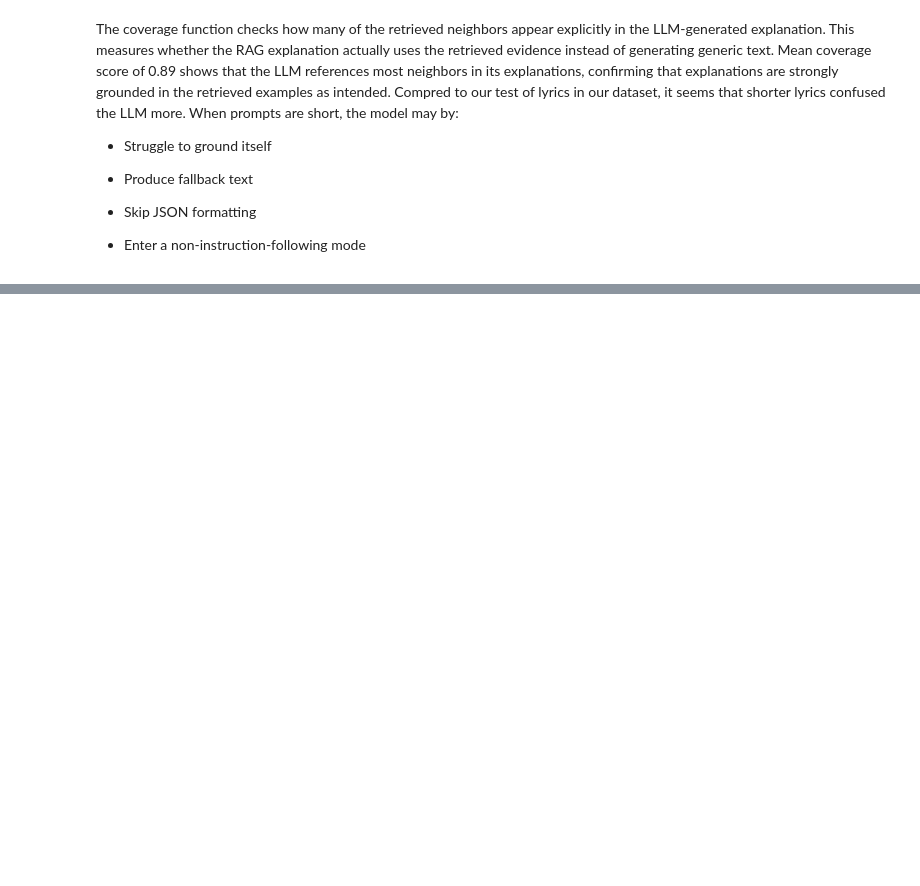
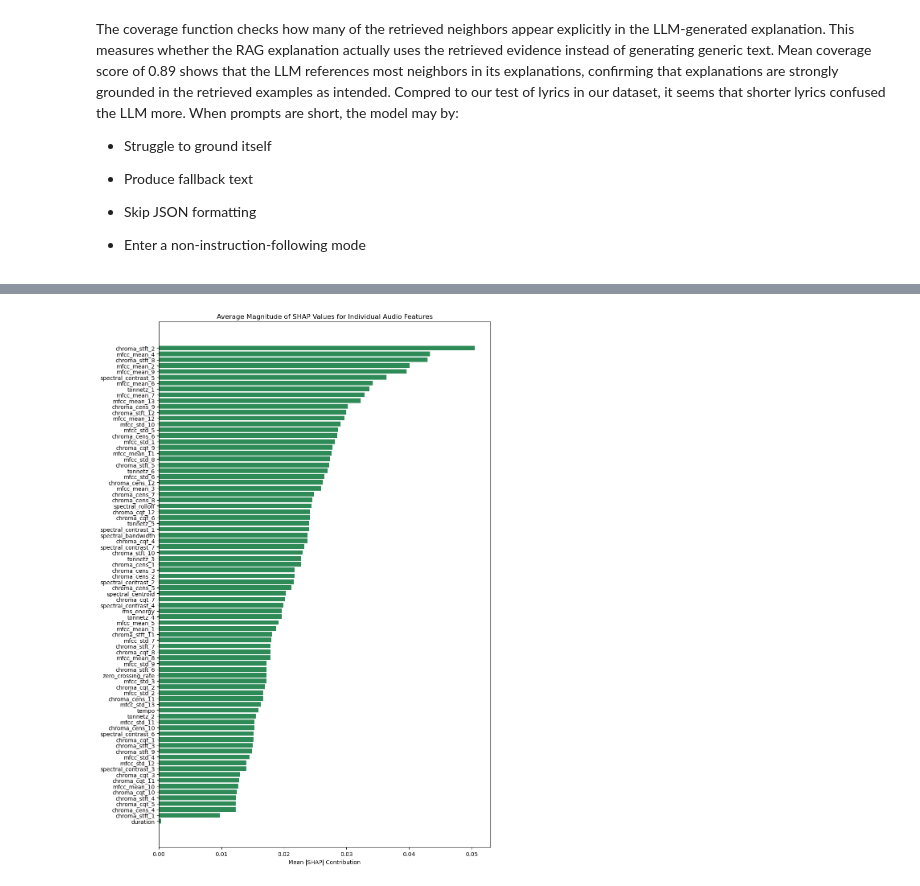
Before and after one commit to jeffreyschoi/Explaining_Song_Popularity, a Jupyter notebook: multimodel/pred_model_evaluation.ipynb, the cells around one changed output, grey strips where cells are left out. Saved outputs shown, nothing was run; the diff lists cells and outputs as text; code cells hidden in the pictures; blank space fills up the shorter version.

```diff
--- a/multimodel/pred_model_evaluation.ipynb
+++ b/multimodel/pred_model_evaluation.ipynb
@@ -1090,0 +1322,37 @@ The coverage function checks how many of the retrieved neighbors appear explicit
+# %%
+from collections import defaultdict
+
+audio_mag_totals = defaultdict(list)
+
+for i in range(shap_vals_test.shape[0]):
+    grouped = group_shap_fully(
+        shap_vals_test[i],
+        EMB_DIM=EMB_DIM,
+        audio_feature_cols=audio_feature_cols,
+        k_neighbors=3
+    )
+
+    for nb in grouped["neighbors"]:
+        for feat_name, shap_val in nb["audio_features"].items():
+            audio_mag_totals[feat_name].append(abs(shap_val))
+avg_audio_mag = {
+    feat: np.mean(vals)
+    for feat, vals in audio_mag_totals.items()
+}
+
+# Sort by importance
+avg_audio_mag_sorted = dict(
+    sorted(avg_audio_mag.items(), key=lambda x: x[1], reverse=True)
+)
+features = list(avg_audio_mag_sorted.keys())
+values = list(avg_audio_mag_sorted.values())
+
+plt.figure(figsize=(10, 14))
+plt.barh(features, values, color='seagreen')
+plt.xlabel("Mean |SHAP| Contribution")
+plt.title("Average Magnitude of SHAP Values for Individual Audio Features")
+plt.gca().invert_yaxis()  # most important at top
+plt.tight_layout()
+plt.show()
+# %% [output]
+[figure, added]
```
Also changed, not shown: parts of 8 cells of this notebook, 2 other files.
